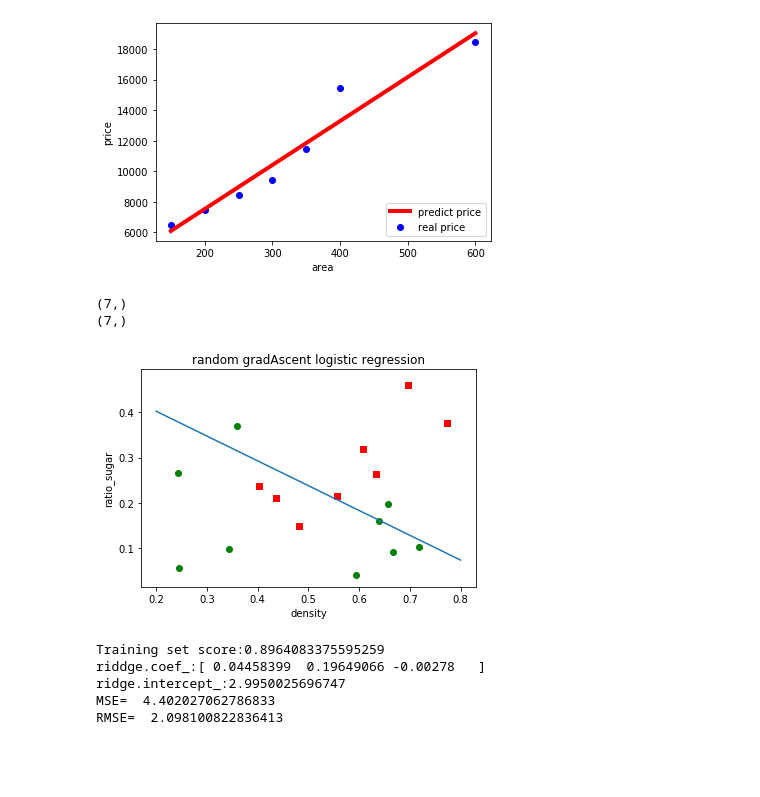
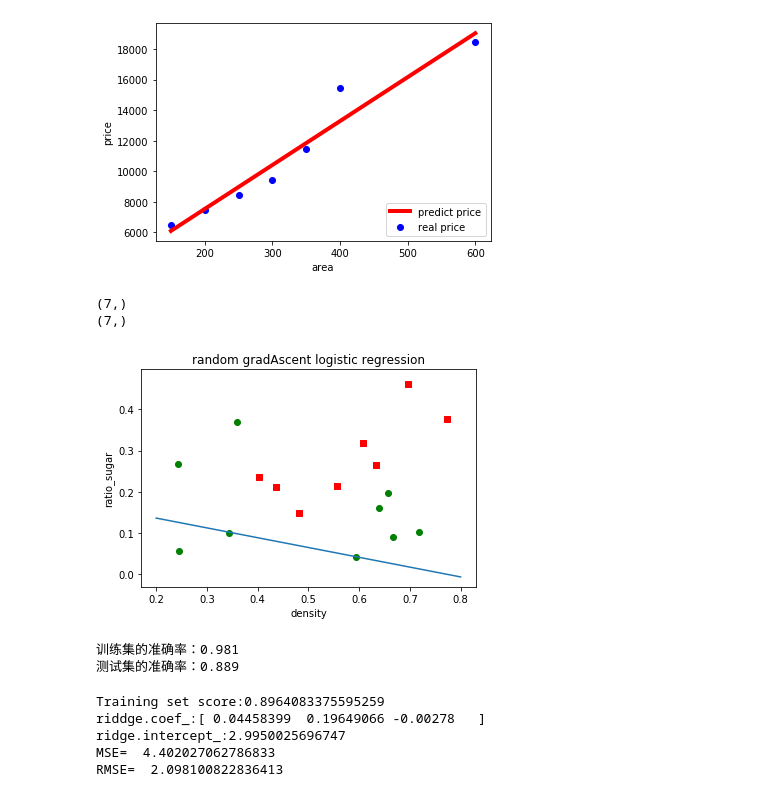
Before and after one commit to rszhang56/machine_learning_training, a Jupyter notebook: 第一次实验/01.ipynb, the cells around one changed output. Drawn from its saved outputs; the diff is of its cells as text; code cells hidden in the pictures; blank space fills up the shorter version.

```diff
--- a/第一次实验/01.ipynb
+++ b/第一次实验/01.ipynb
@@ -75,7 +75,7 @@ def gradAscent(dataMat, labelMat):
         """
         delta = array(zeros((1, n)))
         for i in range(m):
-            delta += np.reshape((labelMat[i] - sigmoid(np.dot(np.reshape(weights, 3), dataMat[i]))) * dataMat[i], 3)
+            delta += np.reshape((labelMat[i] - sigmoid(np.dot(np.reshape(weights, n), dataMat[i]))) * dataMat[i], n)
         delta *= alpha
         weights += np.reshape(delta, (n, 1))
     return weights
@@ -89,17 +89,14 @@ def randomgradAscent(dataMat, label, numIter=50):
         for i in range(m):
             #迭代次数越多，学习率越小
             alpha = 40/(1.0+j+i)+0.2
-
             """
             补充随机梯度上升部分迭代代码
             random产生随机数，用于数据索引
             """
             index = random.choice(dataIndex)
             dataIndex.remove(index)
-            weights += np.asarray((labelMat[index] - sigmoid(np.dot(weights, dataMat[index]))) * dataMat[index]
-
+            weights += (np.asarray((labelMat[index] - sigmoid(np.dot(weights, dataMat[index])))) * dataMat[index] * alpha)[0]
     return weights
-
 #画图
 def plotBestFit(weights):
     m = shape(dataMat)[0]
@@ -117,34 +114,54 @@ def plotBestFit(weights):
     plt.figure(1)
     ax = plt.subplot(111)
     ax.scatter(xcord1, ycord1, s=30, c='red', marker='s')
     ax.scatter(xcord2, ycord2, c='green')
     x = arange(0.2, 0.8, 0.1)
     y = array((-weights[0] - weights[1] * x)/weights[2])
     print(shape(x))
     print(shape(y))
     plt.sca(ax)
     #plt.plot(x, y[0])   #gradAscent
     plt.plot(x, y)  #randmgradAscent
     plt.xlabel('density')
     plt.ylabel('ratio_sugar')
     #plt.title('gradAscent logistic regression')
     plt.title('random gradAscent logistic regression')
     plt.show()
 
 #读入csv文件数据
 df = pd.read_csv('/data/shixunfiles/03d07802327d2fae5cbde9b1466fe53e_1582714323718.csv')
 m, n = shape(df)
 #df的第一列为index，在实验原理中该列的值应当为1，所以采用“idx”索引df对其修改
 df['idx'] = ones((m, 1))
 dataMat = array(df[['idx', 'idensity', 'ratio_sugar']].values[:, :])
 labelMat = mat(df['label'].values[:]).transpose()
 #weights = gradAscent(dataMat, labelMat)
 weights = randomgradAscent(dataMat, labelMat, numIter=10)
 plotBestFit(weights)
 # %% [output]
 (7,)
 (7,)
-[figure, old version]
+[figure, new version]
+# %%
+#利用逻辑回归对鸢尾花分类
+from sklearn import datasets, metrics
+from sklearn.model_selection import train_test_split
+from sklearn.linear_model import LogisticRegression
+from sklearn import metrics
+
+#读入鸢尾花数据
+iris = datasets.load_iris()
+X = pd.DataFrame(iris['data'], columns = iris['feature_names'])
+y = pd.DataFrame(iris['target'])
+
+X_train,X_test,y_train,y_test = train_test_split(X,y,test_size=0.3)
+lr = LogisticRegression(solver='newton-cg', multi_class='multinomial')
+lr.fit(X_train,y_train)
+print("训练集的准确率：%.3f" %lr.score(X_train, y_train))
+print("测试集的准确率：%.3f" %lr.score(X_test, y_test))
+# %% [output]
+训练集的准确率：0.981
+测试集的准确率：0.889
 # %%
 #岭回归预测销售额
 import numpy as np
```
Also changed, not shown: 6 other files.
